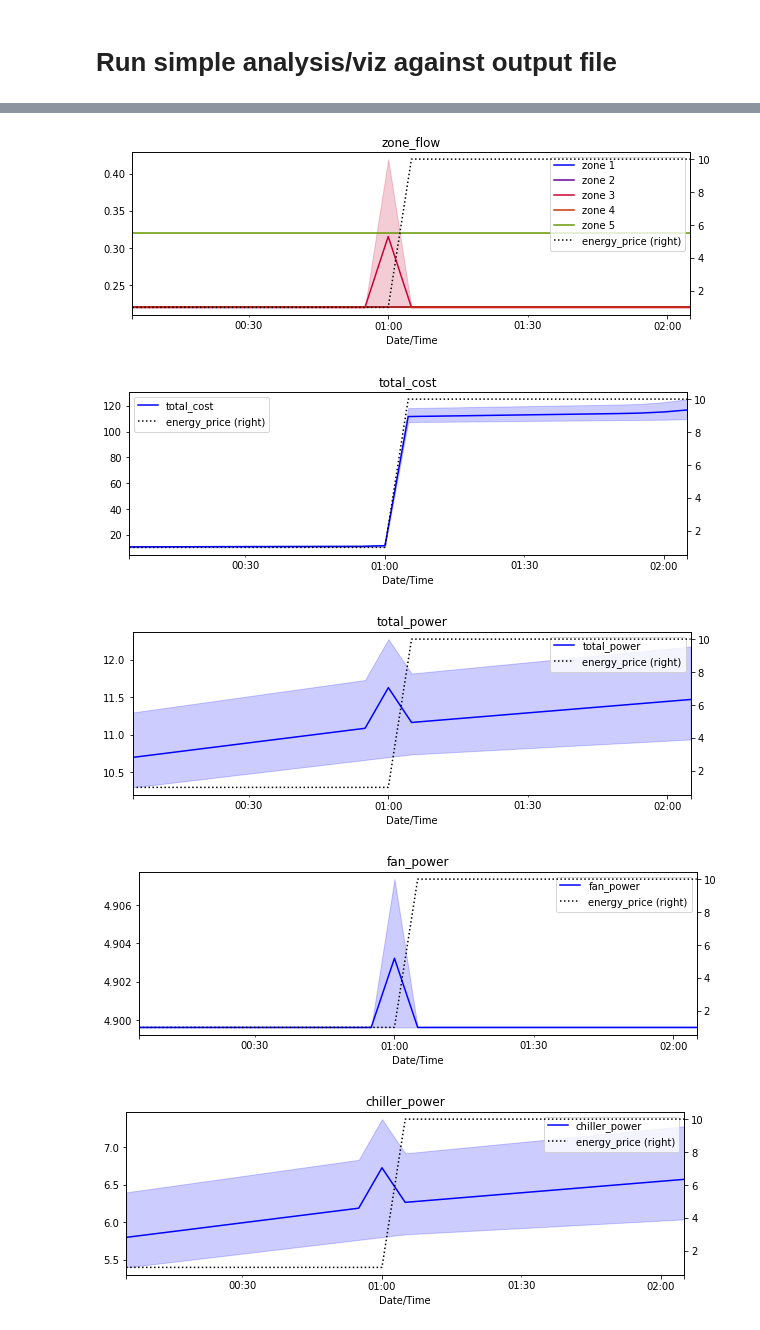
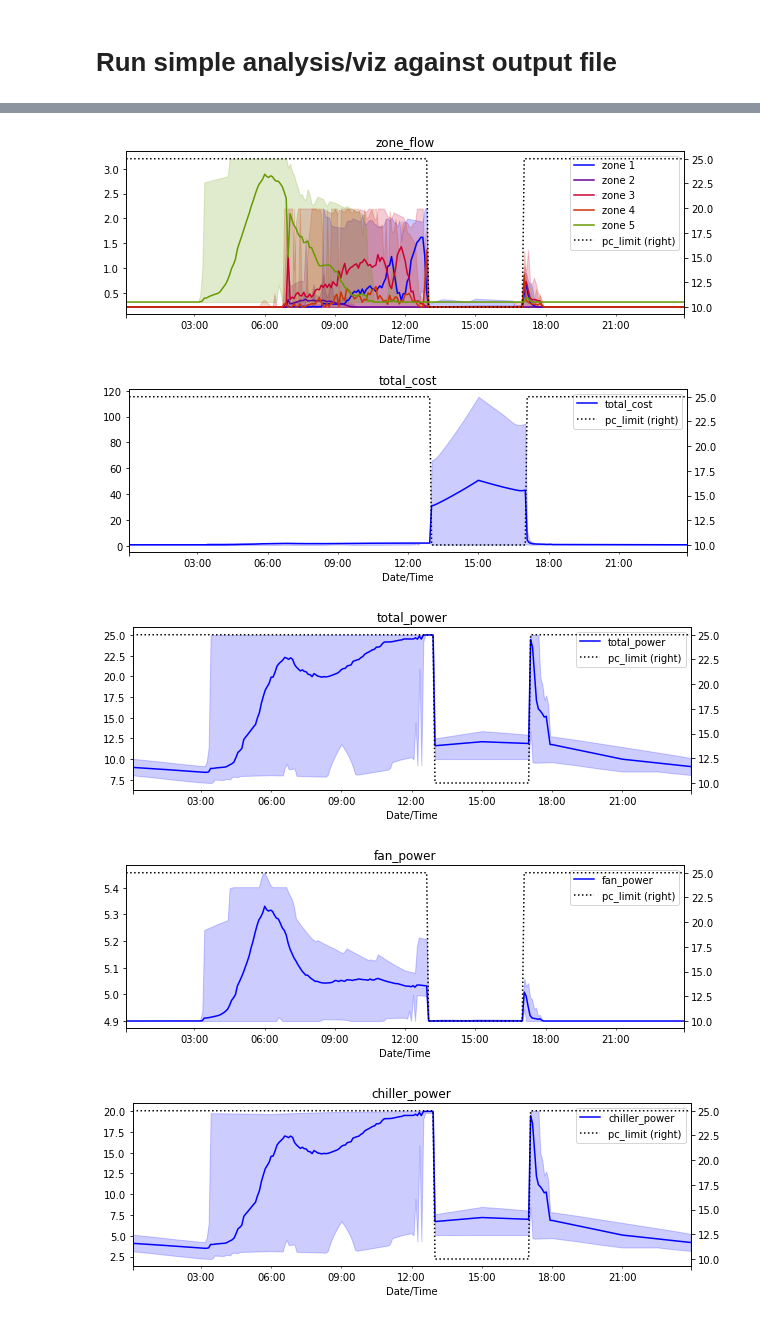
Before and after one commit to NREL/learning-building-control, a Jupyter notebook: lbc/experiments/results.ipynb, the cells around one changed output, grey strips where cells are left out. Saved outputs shown, nothing was run; the diff lists cells and outputs as text; code cells hidden in the pictures.

Commit message:
fix error in plotting PC results

```diff
--- a/lbc/experiments/results.ipynb
+++ b/lbc/experiments/results.ipynb
@@ -34,7 +34,7 @@ def run_analysis(filename, figsize=(10,3), secondary=False):
     df = summarize_rollout(rollout)
 
     if secondary is True:
-        if re.match(r".*_PC", filename):
+        if re.match(r".*-PC", filename):
             secondary = "pc_limit"
         else:
             secondary = "energy_price"
@@ -60,4 +60,6 @@ def run_analysis(filename, figsize=(10,3), secondary=False):
     return rollout, df, figs
 # %% [markdown]
 # Run simple analysis/viz against output file
+# %%
+filename = "results/MPCOneShot-PC.p"
 # %%
@@ -84,5 +86,5 @@ zone_temp (25, 3, 5) batched
 # %%
-r, df, figs = run_analysis("results/MPCOneShot-TOU.p", secondary=True)
+r, df, figs = run_analysis(filename, secondary=True)
 df
 # %% [output]
 |  | value |
@@ -100,5 +102,5 @@ df
-[figure, old version]
+[figure, new version]
-[figure, old version]
+[figure, new version]
-[figure, old version]
+[figure, new version]
-[figure, old version]
+[figure, new version]
-[figure, old version]
+[figure, new version]
```
Also changed, not shown: parts of 4 cells of this notebook, 1 other file.
